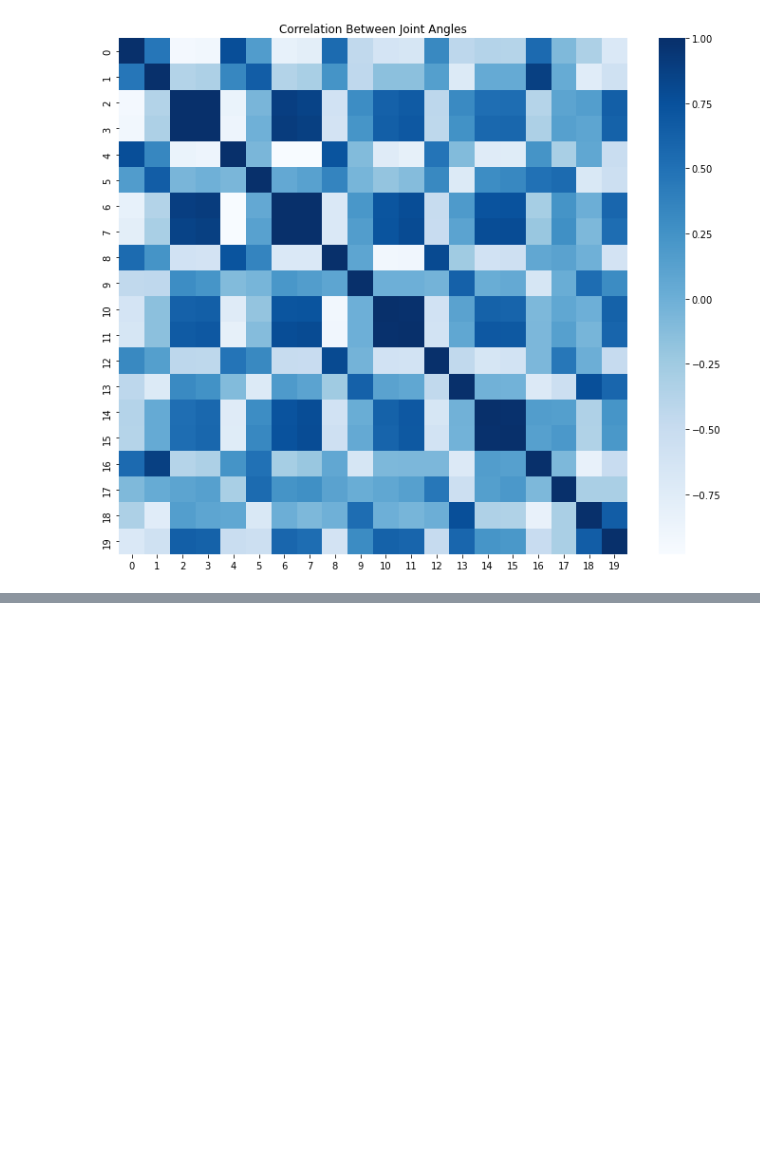
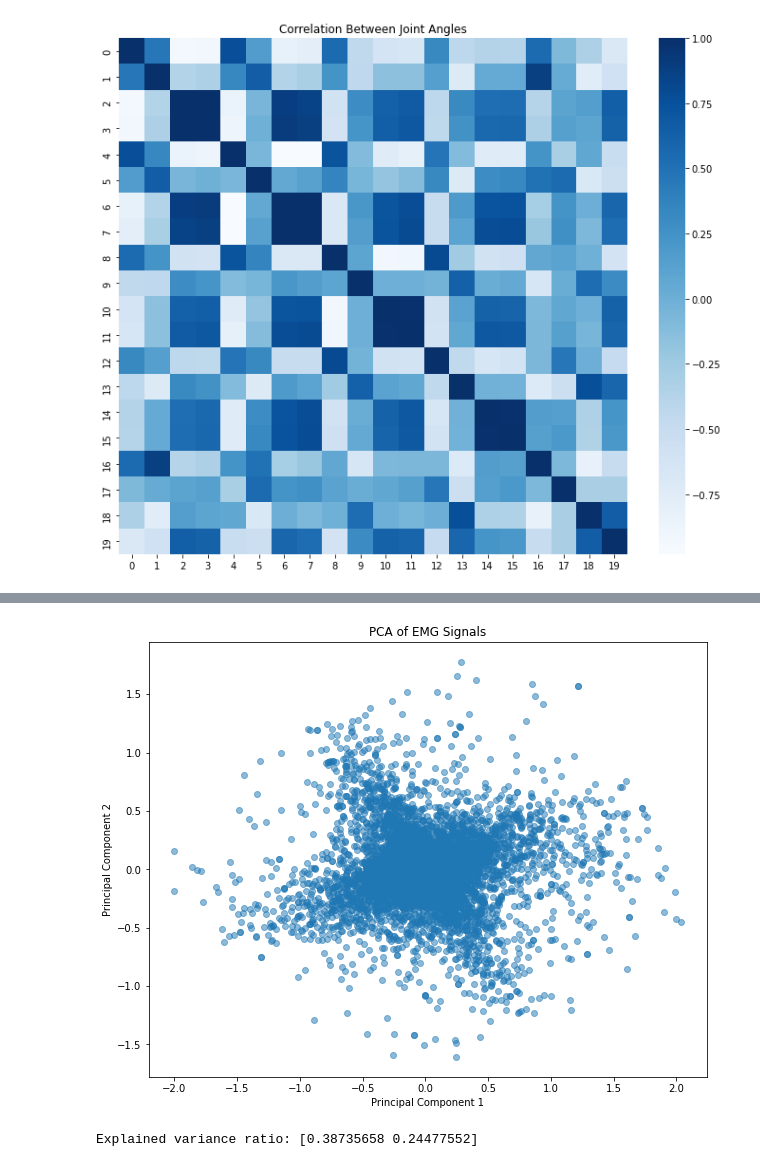
Before and after one commit to BelleJohn/BCI_ALVI_challenge, a Jupyter notebook: tutorials/01_load_dataset.ipynb, the cells around one changed output, grey strips where cells are left out. Saved outputs shown, nothing was run; the diff lists cells and outputs as text; code cells hidden in the pictures; blank space fills up the shorter version.

```diff
--- a/tutorials/01_load_dataset.ipynb
+++ b/tutorials/01_load_dataset.ipynb
@@ -227,0 +323,31 @@ plt.show()
+# %%
+# PCA on EMG signals to visualize in lower dimensions
+from sklearn.decomposition import PCA
+
+# Collect a sample of EMG signals
+n_samples = min(100, len(train_dataset))
+emg_samples = []
+
+for i in range(n_samples):
+    X, _ = train_dataset[i]
+    # Reshape to have each time point as a sample
+    emg_samples.append(X.T[:100, :])  # First 100 time points
+
+emg_samples = np.vstack(emg_samples)  # Shape: (n_samples*100, 8)
+
+# Apply PCA
+pca = PCA(n_components=2)
+emg_2d = pca.fit_transform(emg_samples)
+
+# Visualization
+plt.figure(figsize=(10, 8))
+plt.scatter(emg_2d[:, 0], emg_2d[:, 1], alpha=0.5)
+plt.title('PCA of EMG Signals')
+plt.xlabel('Principal Component 1')
+plt.ylabel('Principal Component 2')
+plt.show()
+
+print(f"Explained variance ratio: {pca.explained_variance_ratio_}")
+# %% [output]
+[figure, added]
+Explained variance ratio: [0.38735658 0.24477552]
```
Also changed, not shown: parts of 8 cells of this notebook, 1 other file.
